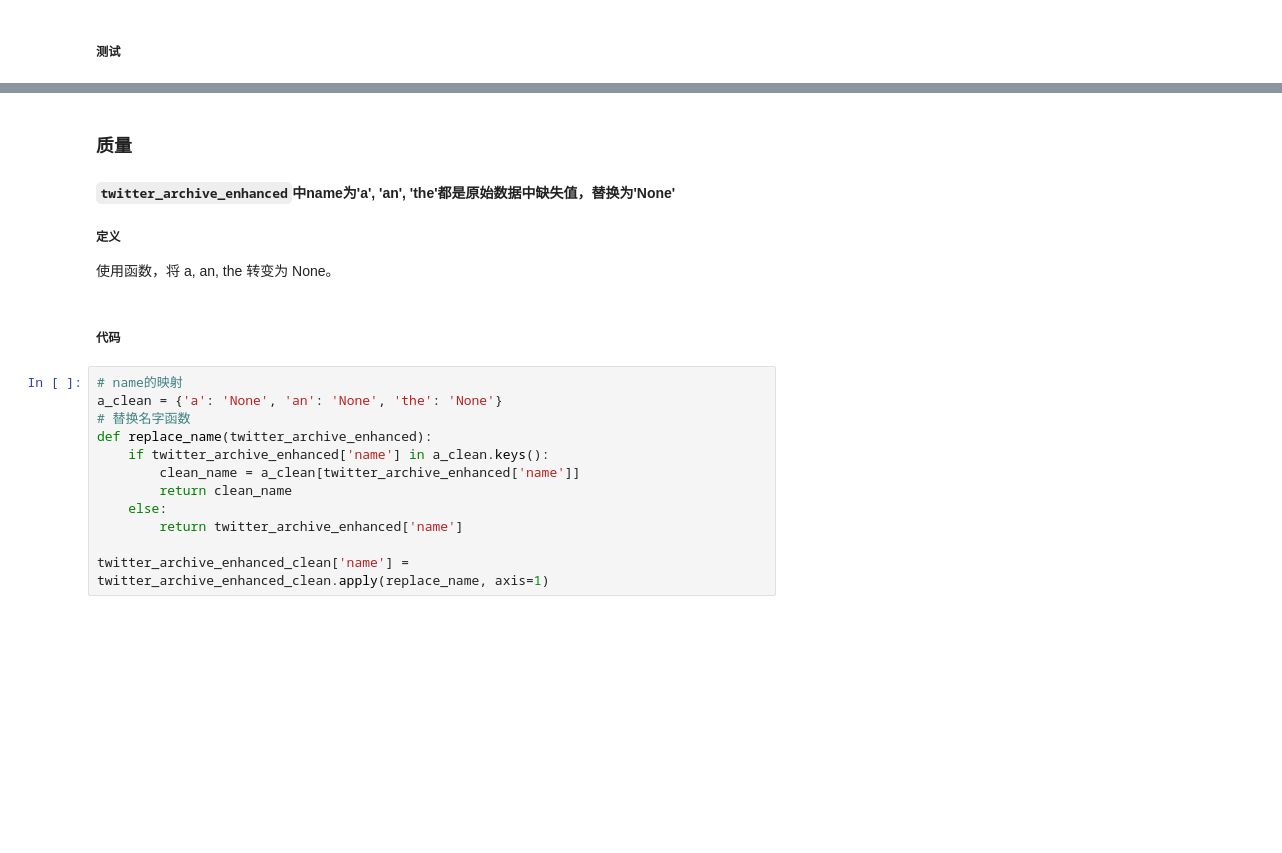
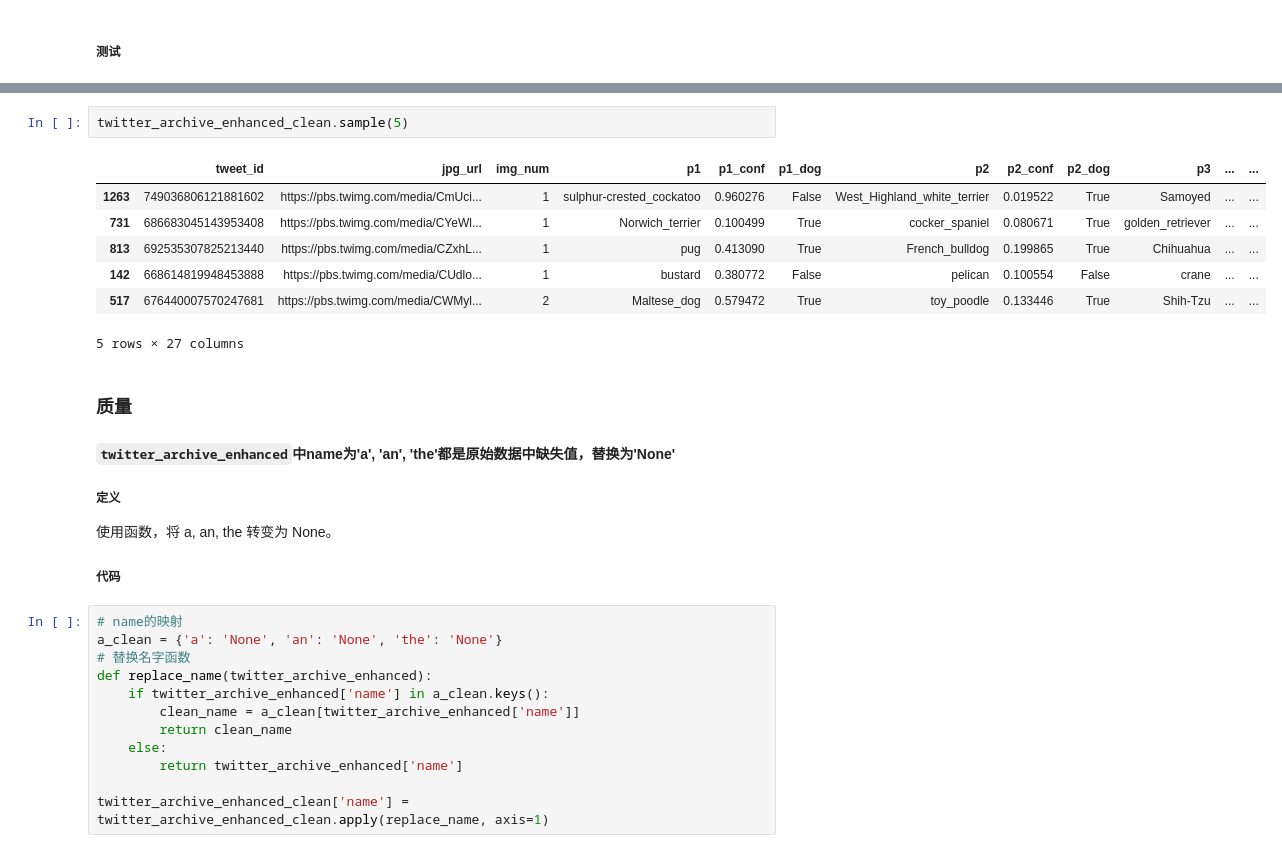
Before and after one commit to flamever2015/Udacity_Data_Science-p2, a Jupyter notebook: wrangle_act.ipynb, the cells around one changed output, grey strips where cells are left out. Cells and saved outputs as stored; diff of their text form; blank space fills up the shorter version.

```diff
--- a/wrangle_act.ipynb
+++ b/wrangle_act.ipynb
@@ -709,10 +737,20 @@ memory usage: 460.0+ KB
+# %%
+twitter_archive_enhanced_clean.sample(5)
+# %% [output]
+|  | tweet_id | jpg_url | img_num | p1 | p1_conf | p1_dog | p2 | p2_conf | p2_dog | p3 | ... | ... |
+| 1263 | 749036806121881602 | https://pbs.twimg.com/media/CmUci... | 1 | sulphur-crested_cockatoo | 0.960276 | False | West_Highland_white_terrier | 0.019522 | True | Samoyed | ... | ... |
+| 731 | 686683045143953408 | https://pbs.twimg.com/media/CYeWl... | 1 | Norwich_terrier | 0.100499 | True | cocker_spaniel | 0.080671 | True | golden_retriever | ... | ... |
+| 813 | 692535307825213440 | https://pbs.twimg.com/media/CZxhL... | 1 | pug | 0.413090 | True | French_bulldog | 0.199865 | True | Chihuahua | ... | ... |
+| 142 | 668614819948453888 | https://pbs.twimg.com/media/CUdlo... | 1 | bustard | 0.380772 | False | pelican | 0.100554 | False | crane | ... | ... |
+| 517 | 676440007570247681 | https://pbs.twimg.com/media/CWMyl... | 2 | Maltese_dog | 0.579472 | True | toy_poodle | 0.133446 | True | Shih-Tzu | ... | ... |
+5 rows × 27 columns
 # %% [markdown]
 ### 质量
 #### `twitter_archive_enhanced`中name为'a', 'an', 'the'都是原始数据中缺失值，替换为'None'
 ##### 定义
 使用函数，将 a, an, the 转变为 None。
+
+##### 代码
-# %% [markdown]
-##### 代码
 # %%
 # name的映射
 a_clean = {'a': 'None', 'an': 'None', 'the': 'None'}
```
Also changed, not shown: parts of 62 cells of this notebook, 3 other files.
